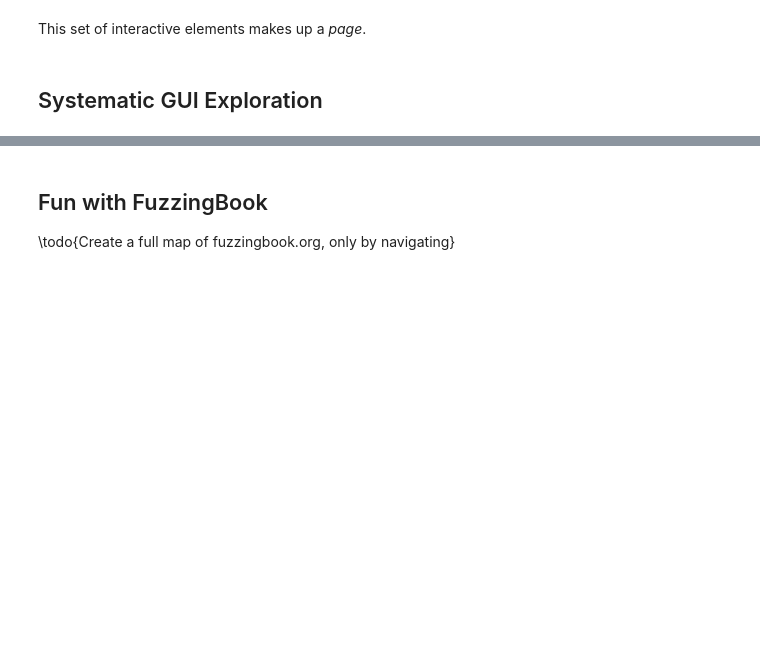
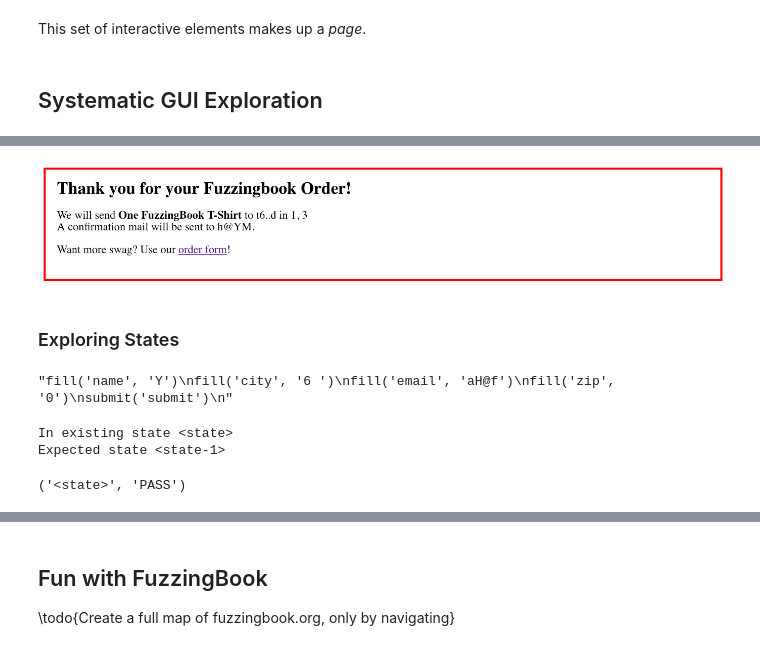
Before and after one commit to uds-se/fuzzingbook, a Jupyter notebook: docs/beta/notebooks/GUIFuzzer.ipynb, the cells around one changed output, grey strips where cells are left out. Saved outputs shown, nothing was run; the diff lists cells and outputs as text; code cells hidden in the pictures; blank space fills up the shorter version.

```diff
--- a/docs/beta/notebooks/GUIFuzzer.ipynb
+++ b/docs/beta/notebooks/GUIFuzzer.ipynb
@@ -256,0 +534,6 @@ This set of interactive elements makes up a _page_.
+# %%
+Image(driver.get_screenshot_as_png())
+# %% [output]
+[figure, added]
+# %% [markdown]
+### Exploring States
@@ -256,0 +665,4 @@ This set of interactive elements makes up a _page_.
+# %%
+gui_fuzzer.fuzz()
+# %% [output]
+"fill('name', 'Y')\nfill('city', '6 ')\nfill('email', 'aH@f')\nfill('zip', '0')\nsubmit('submit')\n"
@@ -256,0 +671,6 @@ This set of interactive elements makes up a _page_.
+# %%
+gui_fuzzer.run(gui_runner)
+# %% [output]
+In existing state <state>
+Expected state <state-1>
+('<state>', 'PASS')
```
Also changed, not shown: parts of 100 cells of this notebook, 35 other files.
